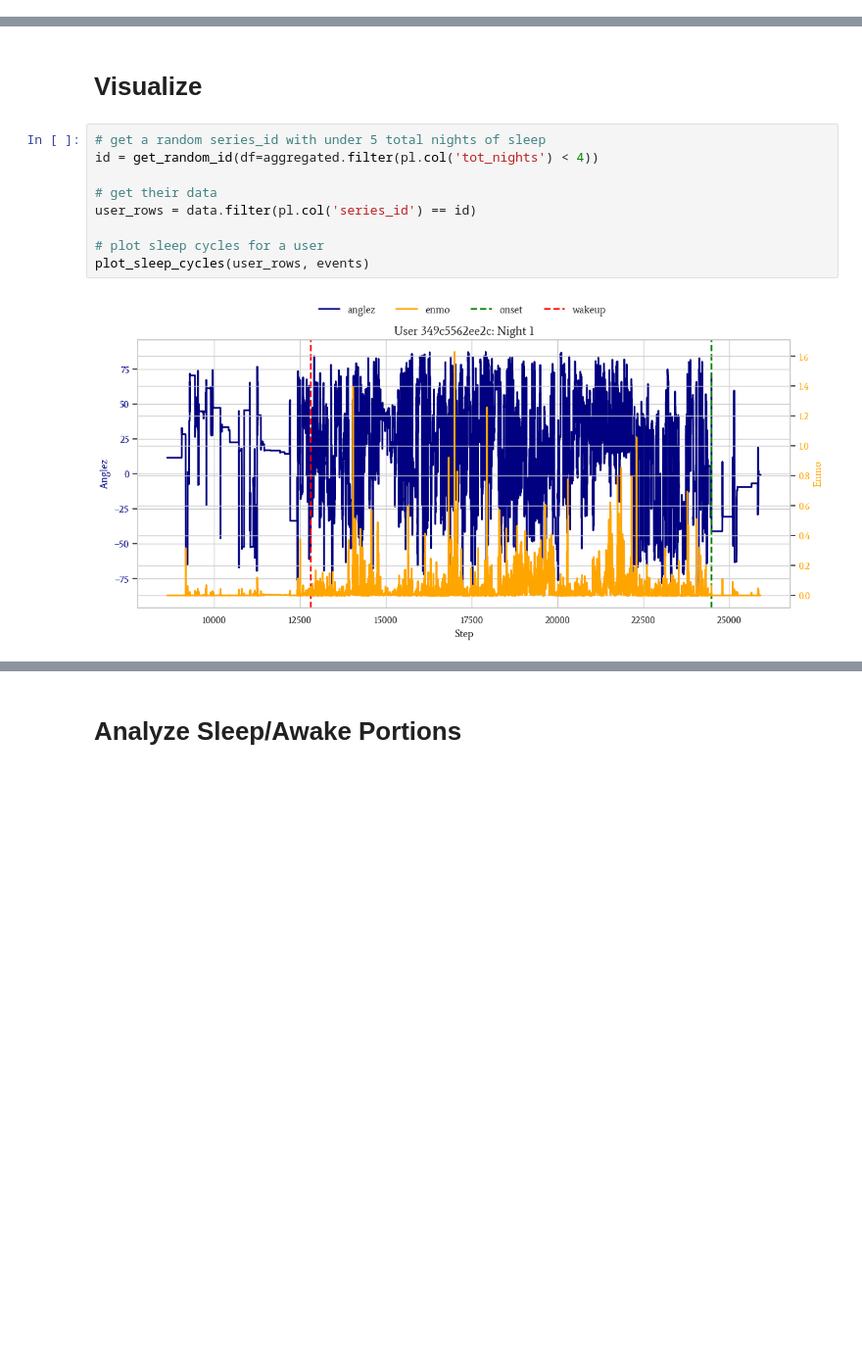
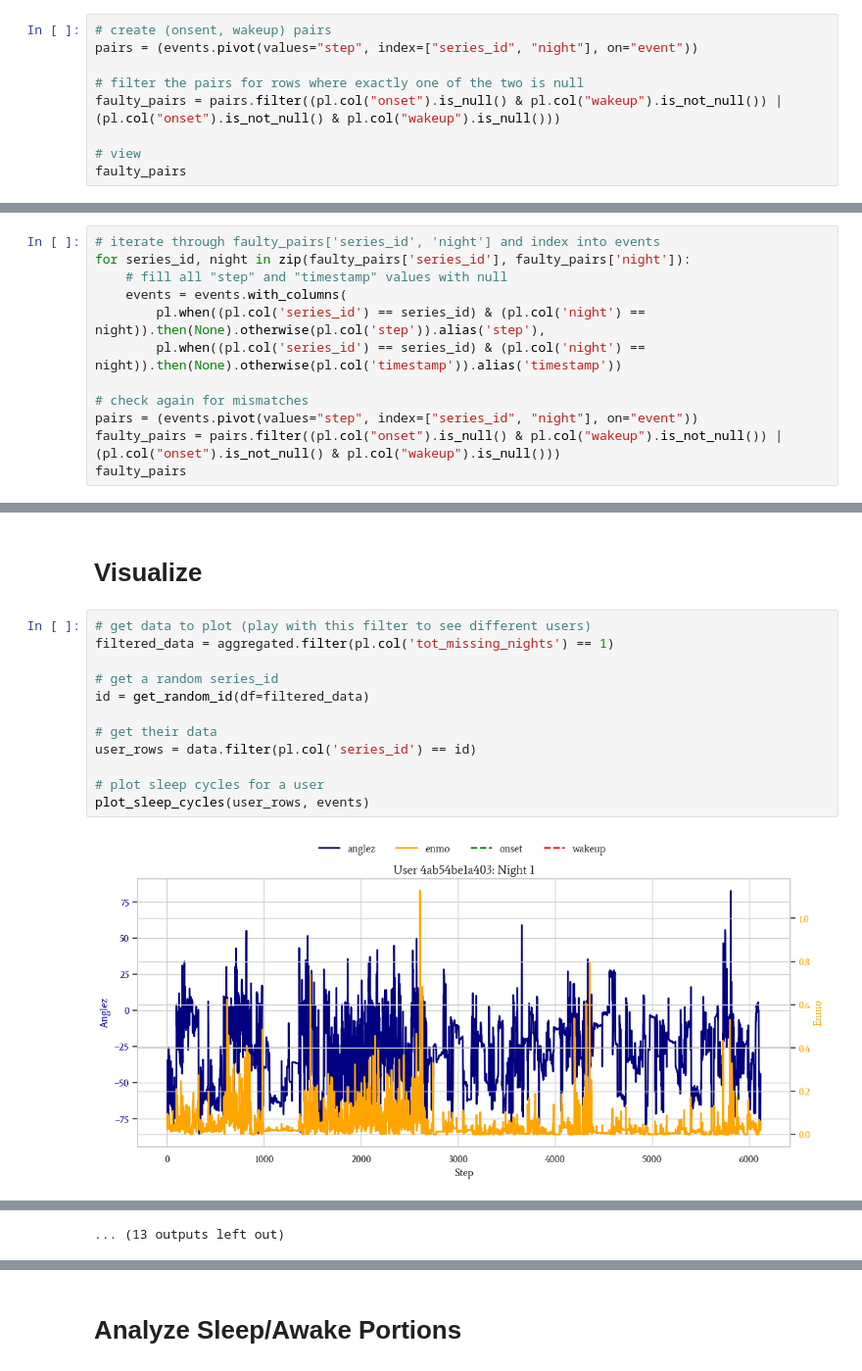
Before and after one commit to heefjones/detect_sleep_states, a Jupyter notebook: eda.ipynb, the cells around one changed output, grey strips where cells are left out. Shown at 98% size. Saved outputs shown, nothing was run; the diff lists cells and outputs as text; blank space fills up the shorter version.

```diff
--- a/eda.ipynb
+++ b/eda.ipynb
@@ -77,0 +92,9 @@ shape: (1, 5)
+# %%
+# create (onsent, wakeup) pairs
+pairs = (events.pivot(values="step", index=["series_id", "night"], on="event"))
+
+# filter the pairs for rows where exactly one of the two is null
+faulty_pairs = pairs.filter((pl.col("onset").is_null() & pl.col("wakeup").is_not_null()) | (pl.col("onset").is_not_null() & pl.col("wakeup").is_null()))
+
+# view
+faulty_pairs
@@ -77,0 +113,12 @@ shape: (1, 5)
+# %%
+# iterate through faulty_pairs['series_id', 'night'] and index into events
+for series_id, night in zip(faulty_pairs['series_id'], faulty_pairs['night']):
+    # fill all "step" and "timestamp" values with null
+    events = events.with_columns(
+        pl.when((pl.col('series_id') == series_id) & (pl.col('night') == night)).then(None).otherwise(pl.col('step')).alias('step'),
+        pl.when((pl.col('series_id') == series_id) & (pl.col('night') == night)).then(None).otherwise(pl.col('timestamp')).alias('timestamp'))
+
+# check again for mismatches
+pairs = (events.pivot(values="step", index=["series_id", "night"], on="event"))
+faulty_pairs = pairs.filter((pl.col("onset").is_null() & pl.col("wakeup").is_not_null()) | (pl.col("onset").is_not_null() & pl.col("wakeup").is_null()))
+faulty_pairs
@@ -160,13 +201,16 @@ aggregated[['tot_missing_nights']].describe().to_pandas().T
 # %% [markdown]
 # Visualize
 # %%
-# get a random series_id with under 5 total nights of sleep
-id = get_random_id(df=aggregated.filter(pl.col('tot_nights') < 4))
+# get data to plot (play with this filter to see different users)
+filtered_data = aggregated.filter(pl.col('tot_missing_nights') == 1)
+
+# get a random series_id
+id = get_random_id(df=filtered_data)
 
 # get their data
 user_rows = data.filter(pl.col('series_id') == id)
 
 # plot sleep cycles for a user
 plot_sleep_cycles(user_rows, events)
 # %% [output]
-[figure, old version]
+[figure, new version]
@@ -175,3 +228,4 @@ plot_sleep_cycles(user_rows, events)
+... (13 outputs left out)
 # %% [markdown]
 - During periods where the user is awake, we see that anglez has high variance and constant motion (no staircasing). Enmo (a measure of activity) is generally higher during these periods of wakefulness.
 - While the user is asleep, we see that anglez has a staircase-like shape (many stretches of it being flat for hundreds of consecutive steps). Enmo is generally low  (below 0.1) 100% of the time during these times.
```
Also changed, not shown: parts of 27 cells of this notebook, 3 other files.
